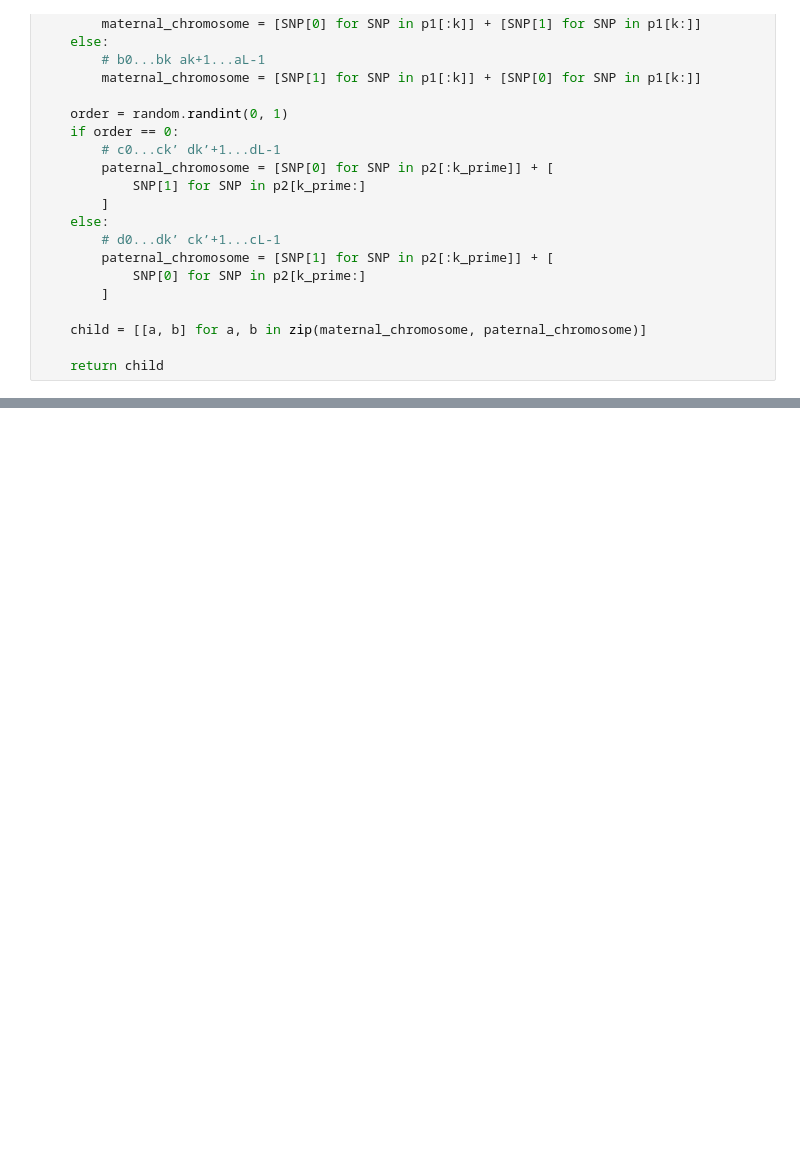
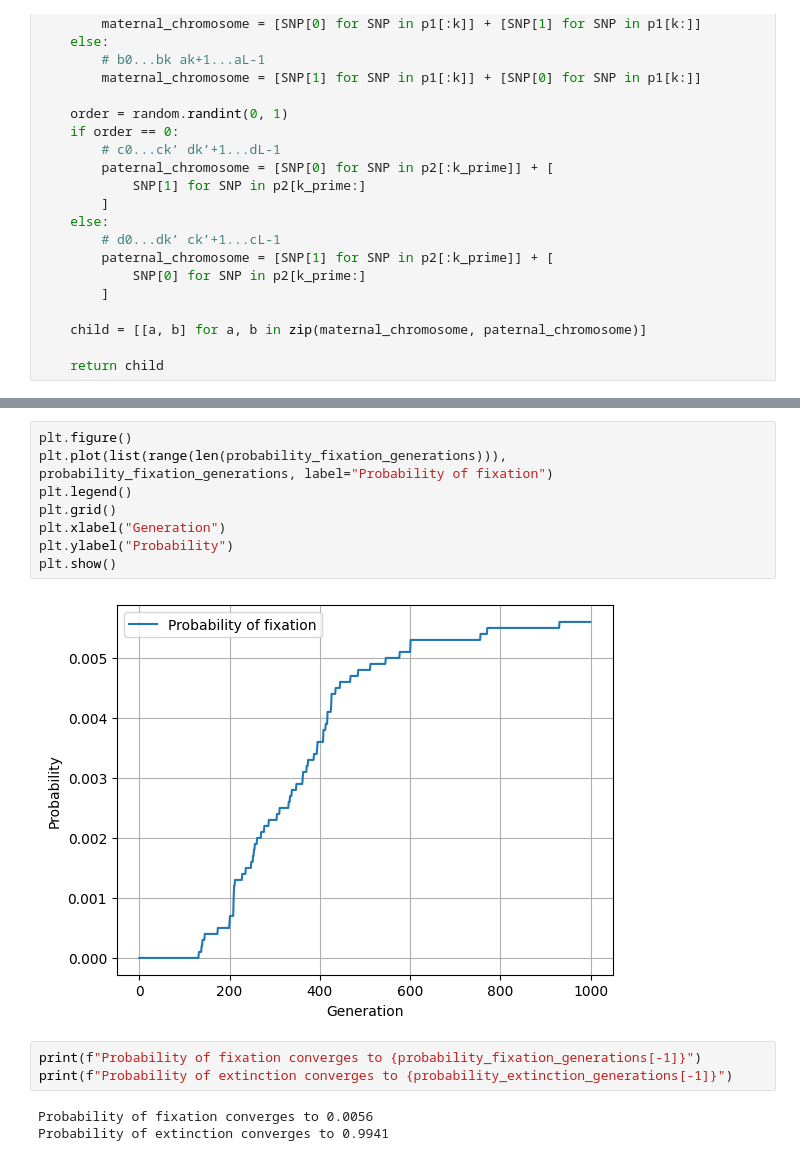
Before and after one commit to YazdanZ/Computational-Biology-Methods-and-Research, a Jupyter notebook: Homework 2/q1.ipynb, the cells around one changed output, grey strips where cells are left out. Drawn from its saved outputs; the diff is of its cells as text; blank space fills up the shorter version.

```diff
--- a/Homework 2/q1.ipynb
+++ b/Homework 2/q1.ipynb
@@ -165,0 +222,16 @@ len(vcf)
+# %%
+plt.figure()
+plt.plot(list(range(len(probability_fixation_generations))), probability_fixation_generations, label="Probability of fixation")
+plt.legend()
+plt.grid()
+plt.xlabel("Generation")
+plt.ylabel("Probability")
+plt.show()
+# %% [output]
+[figure, added]
+# %%
+print(f"Probability of fixation converges to {probability_fixation_generations[-1]}")
+print(f"Probability of extinction converges to {probability_extinction_generations[-1]}")
+# %% [output]
+Probability of fixation converges to 0.0056
+Probability of extinction converges to 0.9941
```
Also changed, not shown: parts of 34 cells of this notebook, 3 other files.
